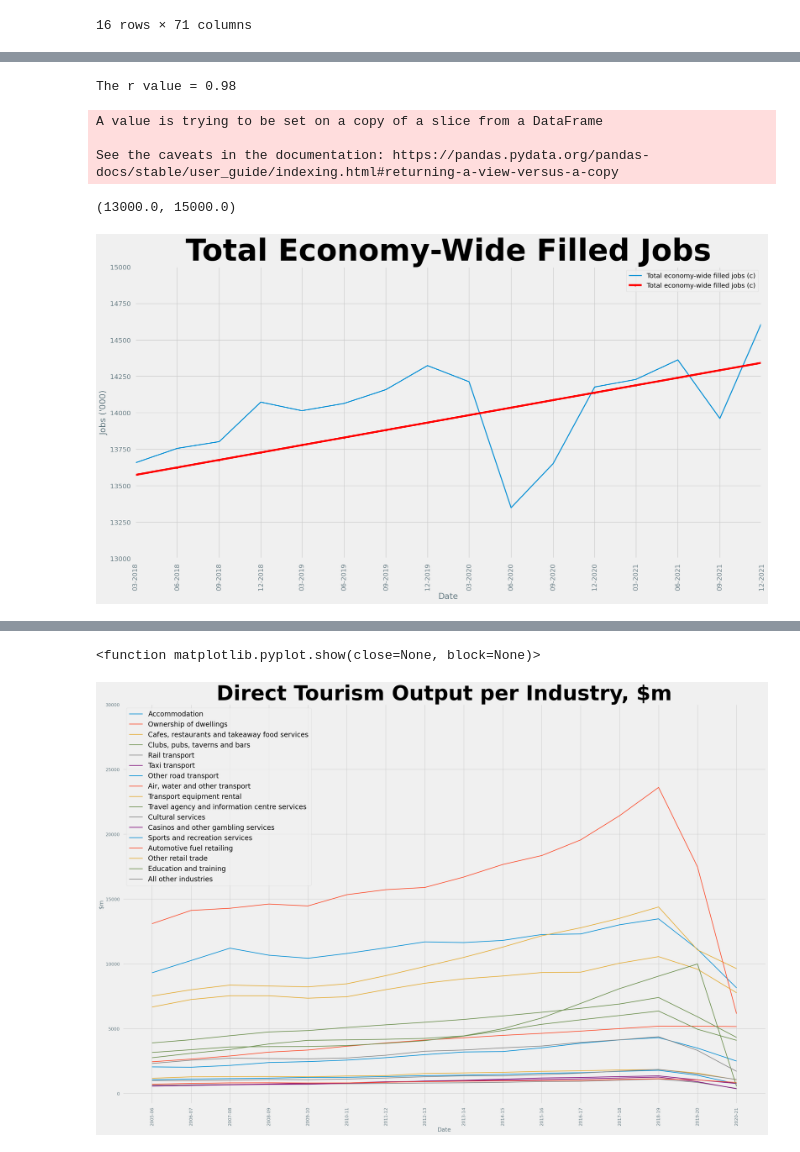
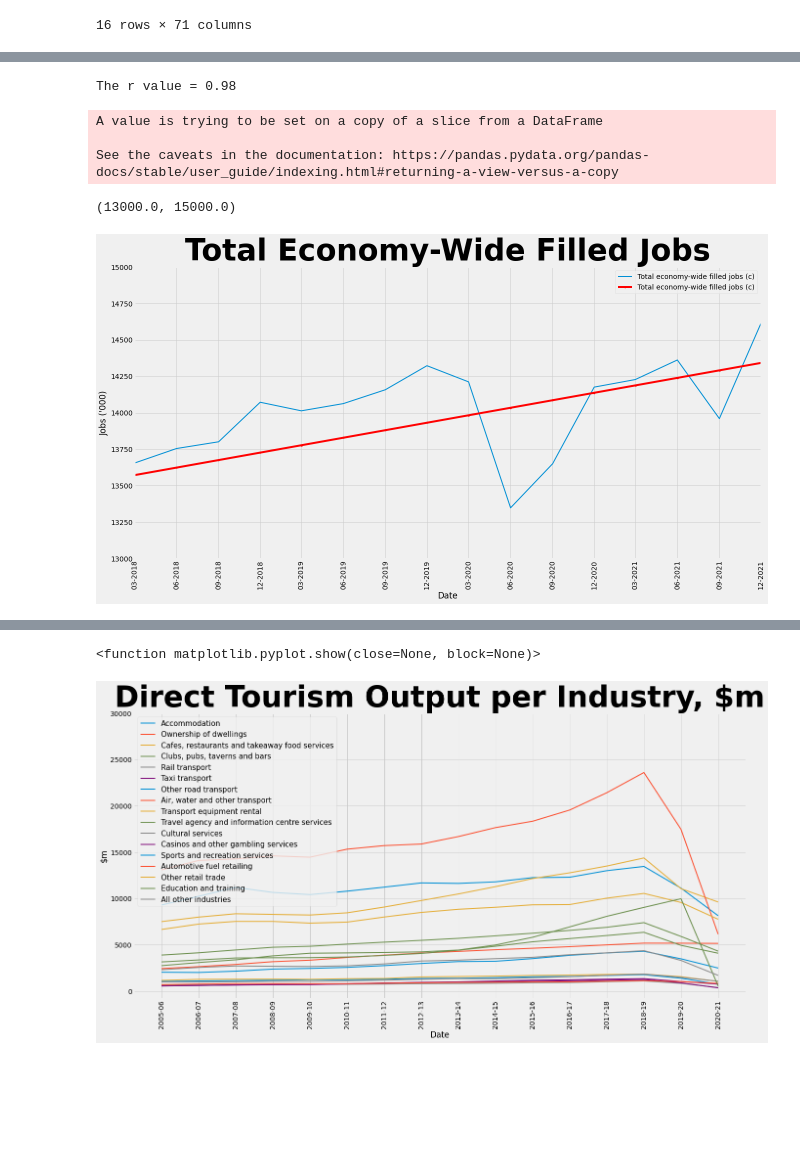
Before and after one commit to JasonDButt/project-1-group-10, a Jupyter notebook: Project-1-Tourism.ipynb, the cells around one changed output, grey strips where cells are left out. Saved outputs shown, nothing was run; the diff lists cells and outputs as text; code cells hidden in the pictures; blank space fills up the shorter version.

```diff
--- a/Project-1-Tourism.ipynb
+++ b/Project-1-Tourism.ipynb
@@ -131,15 +147,12 @@ plt.show
 # Here we see total tourism filled jobs.
 # We can see that the tourism industry was reaching it's highest peak of employees yet in 2019 *create mean plot
 # %%
+# Create the same plot, but zoomed in on the last few years of data
 
+plt.figure(figsize=(30,20))
+plt.style.use('fivethirtyeight')
 
-
-plt.rcParams.update(plt.rcParamsDefault)
-%matplotlib inline
-plt.style.use('fivethirtyeight')
 labels=[]
-plt.figure(figsize=(30,20))
-
 for index,row in plot_df_2.iterrows():
     x_axis = plot_df_2.columns.values.tolist()
     x_axis.pop(0)
@@ -160,6 +173,7 @@ plt.ylabel("Jobs ('000)")
 plt.legend(labels,fontsize="large")
 
 plt.show
+plt.axis(["Sep-2018","Dec-2021",400,800])
 
-# plt.axis(["Sep-2018","Dec-2021",400,800])
+plt.savefig("Tourism filled jobs totals zoomed in.png")
 # %% [output]
@@ -234,8 +266,13 @@ AttributeError: 'int' object has no attribute 'lower'
 # I added the line equation to see whether we have bounced back post covid.
 # We can see that we are far exceeding the projected amount of jobs filled post-Covid
 # %%
+# Create the same plot, but zoomed in on the last few years of data
+
 import datetime as dt
 from datetime import datetime
+
+plt.figure(figsize=(20,10))
+plt.style.use('fivethirtyeight')
 
 plot_df_3 = pd.DataFrame(labour_df.loc[15])
 plot_df_3
@@ -257,7 +294,7 @@ date_list_2["Timestamp"] = date_list_2["Timestamp"].apply(pd.to_numeric)
 date_list_2
 
 
-plt.figure(figsize=(20,10))
+
 labels=[plot_df_3.iloc[0,0]]
 x_axis = plot_df_3.index.tolist()
 x_axis.pop(0)
@@ -279,7 +316,7 @@ slope, intercept, r_value, p_value, std_err  = st.linregress(date_list_2["Timest
 # print(slope, intercept, r_value, p_value, std_err)
 plt.plot(date_list_2["Timestamp"],(slope*date_list_2["Timestamp"])+intercept,".-r")
 
-plt.style.use('fivethirtyeight')
+
 font = {'family' : 'sans-serif',
         'weight' : 'bold',
         'size'   : 60}
@@ -291,11 +328,13 @@ plt.show
 print(f"The r value = {round(r_value,2)}")
 plt.xlim(736754,738125)
 plt.ylim(13000,15000)
+
+plt.savefig("Total economy jobs zoomed in.png")
 # %% [output]
 The r value = 0.98
 A value is trying to be set on a copy of a slice from a DataFrame
 
 See the caveats in the documentation: https://pandas.pydata.org/pandas-docs/stable/user_guide/indexing.html#returning-a-view-versus-a-copy
 (13000.0, 15000.0)
-[figure, old version]
+[figure, new version]
 # %%
@@ -332,37 +374,46 @@ gdp_df
 | Total tourism connected industries | 9517 | 10146 | 11124 | 11749 | 12179 | 12262 | 12413 | 13061 | 13668 | 14241 | 15031 | ... |
 | Total direct tourism output, at b... | 55353 | 58980 | 63573 | 66949 | 68106 | 68191 | 70815 | 74292 | 77905 | 81257 | 85314 | ... |
 # %%
-plt.figure(figsize=(30,20))
+# This plot will describe monetary output between tourism sub-industries
+
+# Define figure
+plt.figure(figsize=(20,10))
+plt.style.use('fivethirtyeight')
+
+# Create dataframe for this plot
 plot_df_4 = gdp_df.drop(labels=["Total tourism characteristic industries","Total tourism connected industries","Total direct tourism output, at basic prices"])
 plot_df_4.reset_index(drop=True,inplace=True)
 plot_df_4
 
-labels= gdp_df.index
-plt.style.use('fivethirtyeight')
+
+# Use for loop to add each row of data to the same plot
+
 for index,row in plot_df_4.iterrows():
     x_axis = plot_df_4.columns.values.tolist()
     x_axis.pop(0)
     y_axis = plot_df_4.loc[index,:].values.tolist()
     y_axis.pop(0)
     plt.plot(x_axis,y_axis, linewidth=2, markersize=2)
 
 
-
-
+# Customise the plot
+labels= gdp_df.index
 font = {'family' : 'sans-serif',
         'weight' : 'bold',
         'size'   : 60}
 y_ticks = [0,5000,10000,15000,20000,25000,30000]
 plt.xticks(ticks=x_axis,rotation=90)
 plt.yticks(ticks=y_ticks)
 plt.title("Direct Tourism Output per Industry, $m",fontdict=font)
 plt.xlabel("Date")
 plt.ylabel("$m")
-plt.legend(labels,fontsize=20)
+plt.legend(labels,fontsize=15)
 plt.show
+
+plt.savefig("Direct tourism output.png")
 # %% [output]
 <function matplotlib.pyplot.show(close=None, block=None)>
-[figure, old version]
+[figure, new version]
 # %%
 # To do: Total Tourism output
 # Subplot with total tourism jobs (mean of each year)
```
Also changed, not shown: parts of 12 cells of this notebook, 9 other files.
